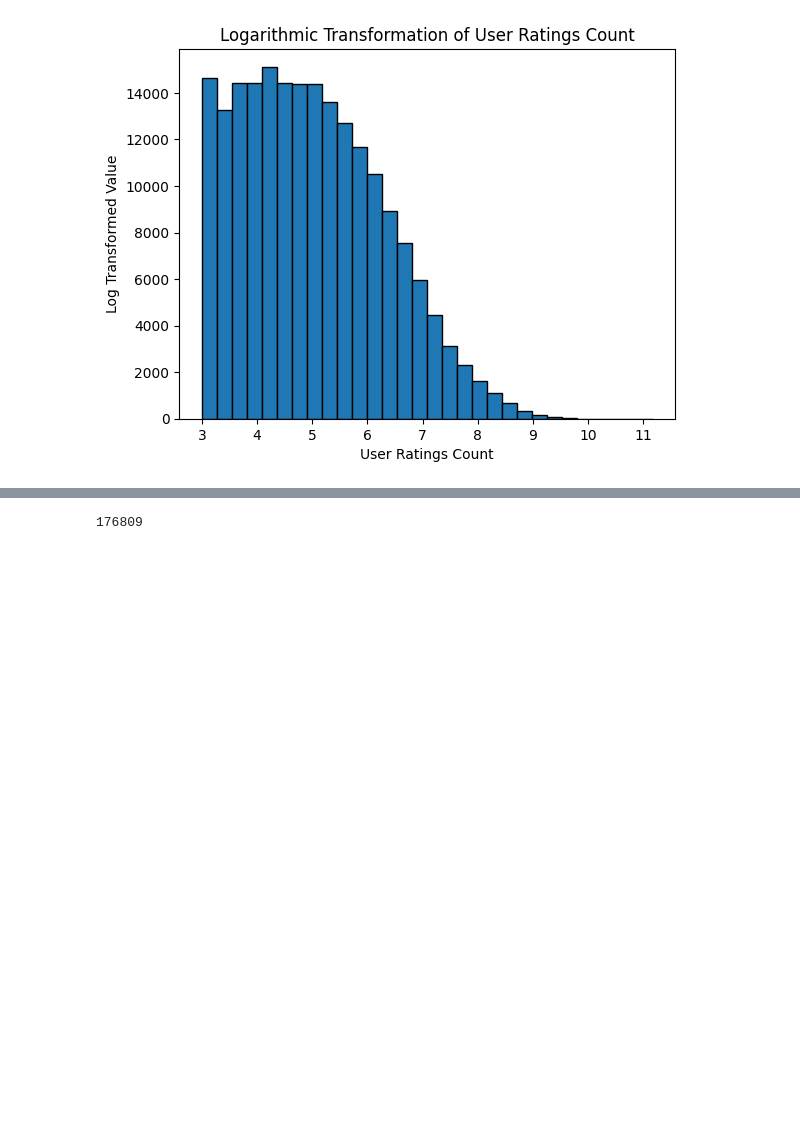
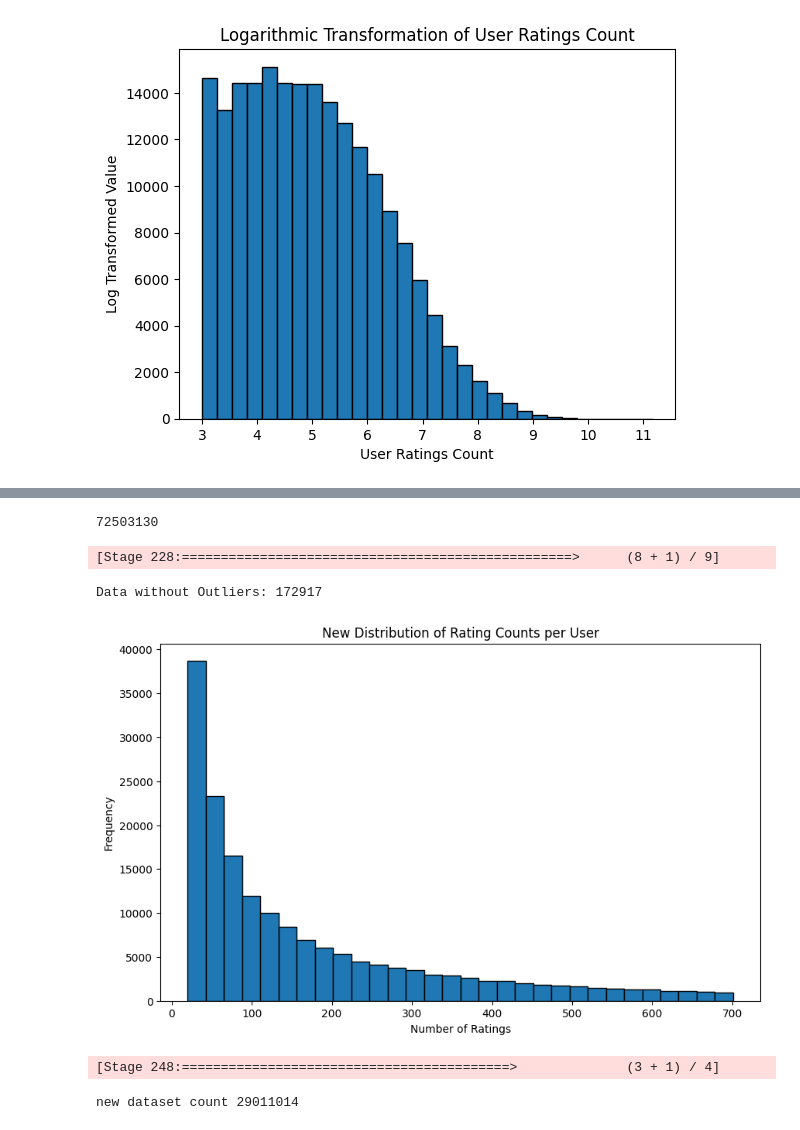
Before and after one commit to BlakeCrowther/scalable-music-recommender, a Jupyter notebook: notebooks/Data_Preparation.ipynb, the cells around one changed output, grey strips where cells are left out. Saved outputs shown, nothing was run; the diff lists cells and outputs as text; code cells hidden in the pictures; blank space fills up the shorter version.

Commit message:
complete using log as outlier, decide to use IQR

```diff
--- a/notebooks/Data_Preparation.ipynb
+++ b/notebooks/Data_Preparation.ipynb
@@ -198,3 +202,11 @@ plt.ylabel('Log Transformed Value')
 plt.show()
 # %% [output]
 [figure]
+# %%
+from pyspark.sql.functions import log, col, abs, mean, stddev
+
+mean_log = user_ratings_count.select(mean(col("log_ratings_count"))).collect()[0][0]
+stddev_log = user_ratings_count.select(stddev(col("log_ratings_count"))).collect()[0][0]
+
+user_ratings_count = user_ratings_count.withColumn("z_score", (col("log_ratings_count") - mean_log) / stddev_log)
+user_ratings_count = user_ratings_count.withColumn("is_outlier", abs(col("z_score")) > 3) # threshold 3
@@ -200,0 +243,4 @@ plt.show()
+# %%
+user_ratings_count_cleaned_df.count()
+# %% [output]
+72503130
@@ -201,9 +249,40 @@ plt.show()
+# %%
+quantiles = user_ratings_count.approxQuantile("ratings_count", [0.25, 0.75], 0.05)
+Q1 = quantiles[0]
+Q3 = quantiles[1]
+IQR = Q3 - Q1
+
+lower_bound = Q1 - (1.5 * IQR)
+upper_bound = Q3 + (1.5 * IQR)
+
+filtered_df = user_ratings_count.filter((col("ratings_count") >= lower_bound) & (col("ratings_count") <= upper_bound))
+
+print("Data without Outliers:", filtered_df.count())
+# %% [output]
+[Stage 228:==================================================>      (8 + 1) / 9]
+Data without Outliers: 172917
+# %%
+filtered_df_data= filtered_df.toPandas()
+
+plt.figure(figsize=(10, 6))
+#sns.histplot(data, bins=50, kde=True)
+plt.hist(filtered_df_data['ratings_count'], bins=30, edgecolor='black')
+plt.title('New Distribution of Rating Counts per User')
+plt.xlabel('Number of Ratings')
+plt.ylabel('Frequency')
+plt.show()
+# %% [output]
+[figure, added]
+# %%
+filtered_df_new = df.join(filtered_df.select("user_id"), on="user_id", how="inner")
+print("new dataset count", filtered_df_new.count())
+# %% [output]
+[Stage 248:==========================================>              (3 + 1) / 4]
+new dataset count 29011014
 # %%
 # remove users instead?
 # %%
 # 0 - 800 reviews in first two bin
-new_filtered = user_ratings_count.filter(user_ratings_count['ratings_count'] <= 800)
-new_filtered.count()
+#new_filtered = user_ratings_count.filter(user_ratings_count['ratings_count'] <= 800)
+#new_filtered.count()
-# %% [output]
-176809
 # %%
```
Also changed, not shown: parts of 7 cells of this notebook.
